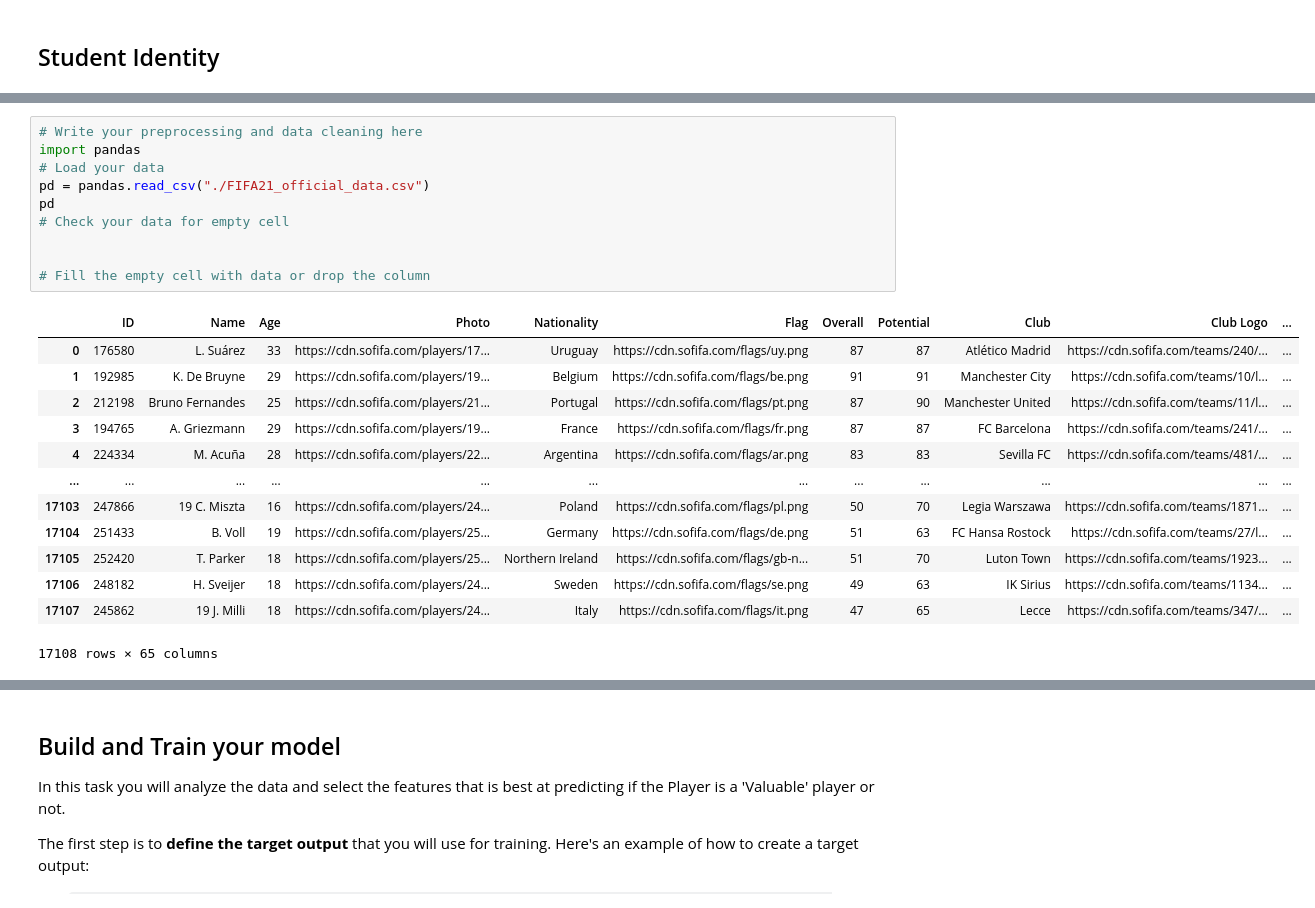
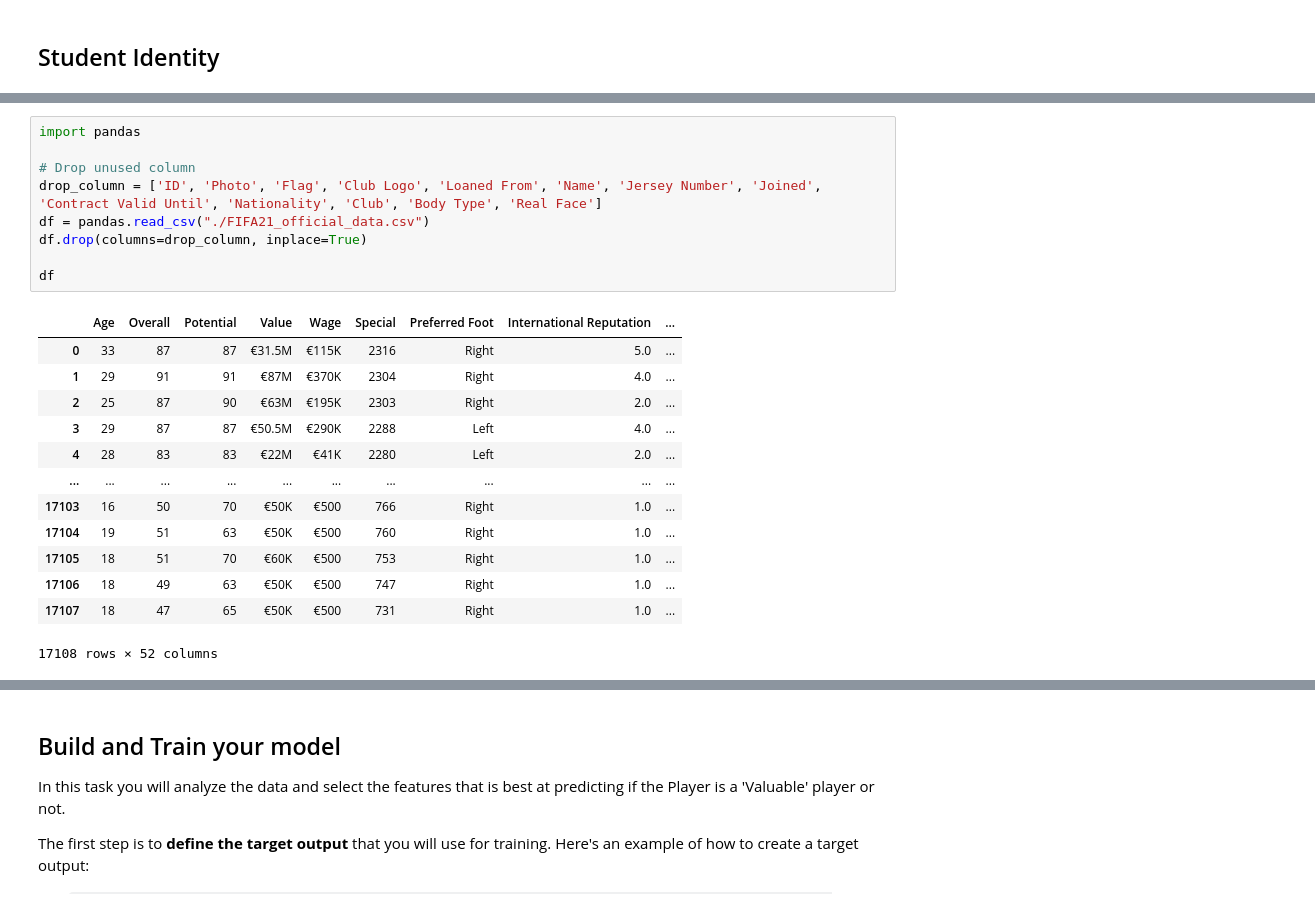
Before and after one commit to bhumong/ai-bootcamp, a Jupyter notebook: project/002/02_machine_learning_project.ipynb, the cells around one changed output, grey strips where cells are left out. Cells and saved outputs as stored; diff of their text form.

```diff
--- a/project/002/02_machine_learning_project.ipynb
+++ b/project/002/02_machine_learning_project.ipynb
@@ -99,26 +125,25 @@ After you download the dataset, you will then import the dataset then you will c
 
 In the code block below, you can use the comments to guide you on what to do.
 # %%
-# Write your preprocessing and data cleaning here
 import pandas
-# Load your data
-pd = pandas.read_csv("./FIFA21_official_data.csv")
-pd
-# Check your data for empty cell
 
+# Drop unused column
+drop_column = ['ID', 'Photo', 'Flag', 'Club Logo', 'Loaned From', 'Name', 'Jersey Number', 'Joined', 'Contract Valid Until', 'Nationality', 'Club', 'Body Type', 'Real Face']
+df = pandas.read_csv("./FIFA21_official_data.csv")
+df.drop(columns=drop_column, inplace=True)
 
-# Fill the empty cell with data or drop the column
+df
 # %% [output]
-|  | ID | Name | Age | Photo | Nationality | Flag | Overall | Potential | Club | Club Logo | ... |
-| 0 | 176580 | L. Suárez | 33 | https://cdn.sofifa.com/players/17... | Uruguay | https://cdn.sofifa.com/flags/uy.png | 87 | 87 | Atlético Madrid | https://cdn.sofifa.com/teams/240/... | ... |
-| 1 | 192985 | K. De Bruyne | 29 | https://cdn.sofifa.com/players/19... | Belgium | https://cdn.sofifa.com/flags/be.png | 91 | 91 | Manchester City | https://cdn.sofifa.com/teams/10/l... | ... |
-| 2 | 212198 | Bruno Fernandes | 25 | https://cdn.sofifa.com/players/21... | Portugal | https://cdn.sofifa.com/flags/pt.png | 87 | 90 | Manchester United | https://cdn.sofifa.com/teams/11/l... | ... |
-| 3 | 194765 | A. Griezmann | 29 | https://cdn.sofifa.com/players/19... | France | https://cdn.sofifa.com/flags/fr.png | 87 | 87 | FC Barcelona | https://cdn.sofifa.com/teams/241/... | ... |
-| 4 | 224334 | M. Acuña | 28 | https://cdn.sofifa.com/players/22... | Argentina | https://cdn.sofifa.com/flags/ar.png | 83 | 83 | Sevilla FC | https://cdn.sofifa.com/teams/481/... | ... |
-| ... | ... | ... | ... | ... | ... | ... | ... | ... | ... | ... | ... |
-| 17103 | 247866 | 19 C. Miszta | 16 | https://cdn.sofifa.com/players/24... | Poland | https://cdn.sofifa.com/flags/pl.png | 50 | 70 | Legia Warszawa | https://cdn.sofifa.com/teams/1871... | ... |
-| 17104 | 251433 | B. Voll | 19 | https://cdn.sofifa.com/players/25... | Germany | https://cdn.sofifa.com/flags/de.png | 51 | 63 | FC Hansa Rostock | https://cdn.sofifa.com/teams/27/l... | ... |
-| 17105 | 252420 | T. Parker | 18 | https://cdn.sofifa.com/players/25... | Northern Ireland | https://cdn.sofifa.com/flags/gb-n... | 51 | 70 | Luton Town | https://cdn.sofifa.com/teams/1923... | ... |
-| 17106 | 248182 | H. Sveijer | 18 | https://cdn.sofifa.com/players/24... | Sweden | https://cdn.sofifa.com/flags/se.png | 49 | 63 | IK Sirius | https://cdn.sofifa.com/teams/1134... | ... |
-| 17107 | 245862 | 19 J. Milli | 18 | https://cdn.sofifa.com/players/24... | Italy | https://cdn.sofifa.com/flags/it.png | 47 | 65 | Lecce | https://cdn.sofifa.com/teams/347/... | ... |
+|  | Age | Overall | Potential | Value | Wage | Special | Preferred Foot | International Reputation | ... |
+| 0 | 33 | 87 | 87 | €31.5M | €115K | 2316 | Right | 5.0 | ... |
+| 1 | 29 | 91 | 91 | €87M | €370K | 2304 | Right | 4.0 | ... |
+| 2 | 25 | 87 | 90 | €63M | €195K | 2303 | Right | 2.0 | ... |
+| 3 | 29 | 87 | 87 | €50.5M | €290K | 2288 | Left | 4.0 | ... |
+| 4 | 28 | 83 | 83 | €22M | €41K | 2280 | Left | 2.0 | ... |
+| ... | ... | ... | ... | ... | ... | ... | ... | ... | ... |
+| 17103 | 16 | 50 | 70 | €50K | €500 | 766 | Right | 1.0 | ... |
+| 17104 | 19 | 51 | 63 | €50K | €500 | 760 | Right | 1.0 | ... |
+| 17105 | 18 | 51 | 70 | €60K | €500 | 753 | Right | 1.0 | ... |
+| 17106 | 18 | 49 | 63 | €50K | €500 | 747 | Right | 1.0 | ... |
+| 17107 | 18 | 47 | 65 | €50K | €500 | 731 | Right | 1.0 | ... |
-17108 rows × 65 columns
+17108 rows × 52 columns
```
Also changed, not shown: parts of 16 cells of this notebook, 1 other file.
